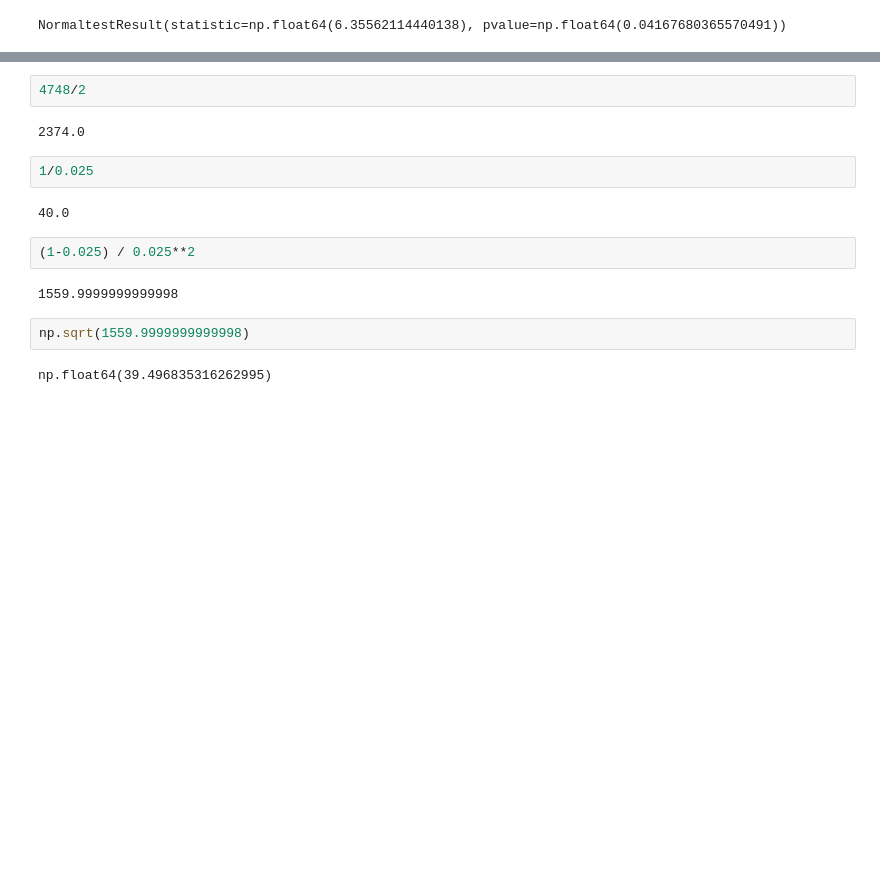
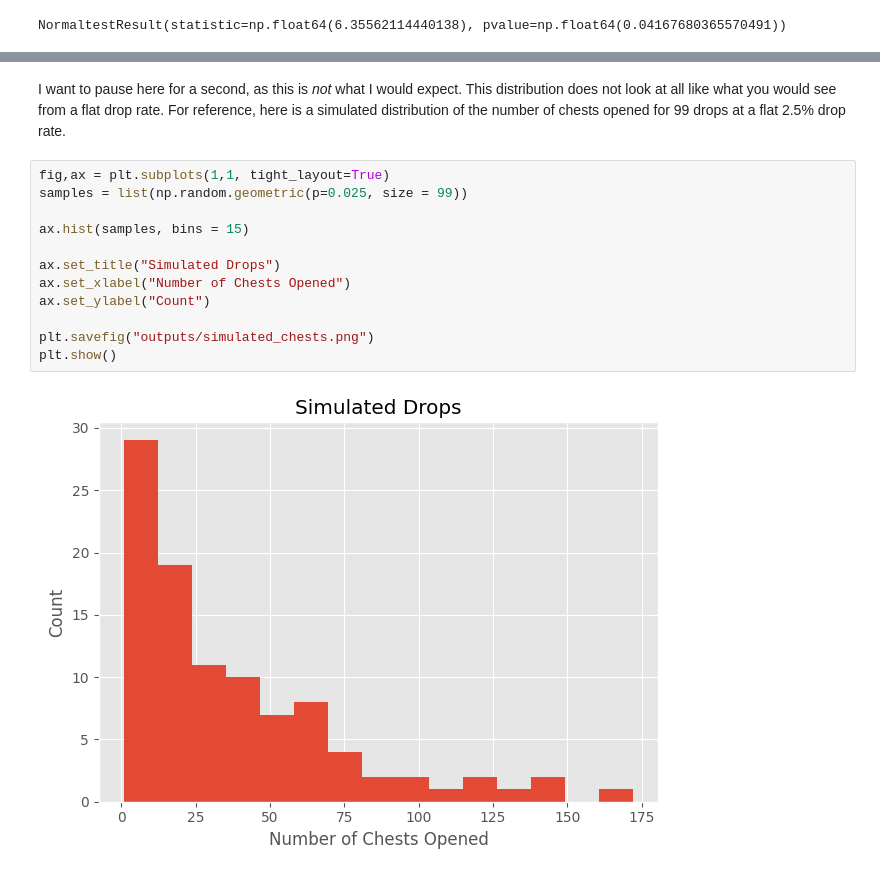
Before and after one commit to finnleyautumn/exotic_class_item_farm, a Jupyter notebook: d2_exotic_farm.ipynb, the cells around one changed output, grey strips where cells are left out. Drawn from its saved outputs; the diff is of its cells as text; blank space fills up the shorter version.

```diff
--- a/d2_exotic_farm.ipynb
+++ b/d2_exotic_farm.ipynb
@@ -583,16 +300,16 @@ np.float64(0.41372542797591105)
-# %%
-4748/2
-# %% [output]
-2374.0
-# %%
-1/0.025
-# %% [output]
-40.0
-# %%
-(1-0.025) / 0.025**2
-# %% [output]
-1559.9999999999998
-# %%
-np.sqrt(1559.9999999999998)
-# %% [output]
-np.float64(39.496835316262995)
+# %% [markdown]
+I want to pause here for a second, as this is *not* what I would expect. This distribution does not look at all like what you would see from a flat drop rate. For reference, here is a simulated distribution of the number of chests opened for 99 drops at a flat 2.5% drop rate.
+# %%
+fig,ax = plt.subplots(1,1, tight_layout=True)
+samples = list(np.random.geometric(p=0.025, size = 99))
+
+ax.hist(samples, bins = 15)
+
+ax.set_title("Simulated Drops")
+ax.set_xlabel("Number of Chests Opened")
+ax.set_ylabel("Count")
+
+plt.savefig("outputs/simulated_chests.png")
+plt.show()
+# %% [output]
+[figure, added]
```
Also changed, not shown: parts of 51 cells of this notebook, 4 other files.
